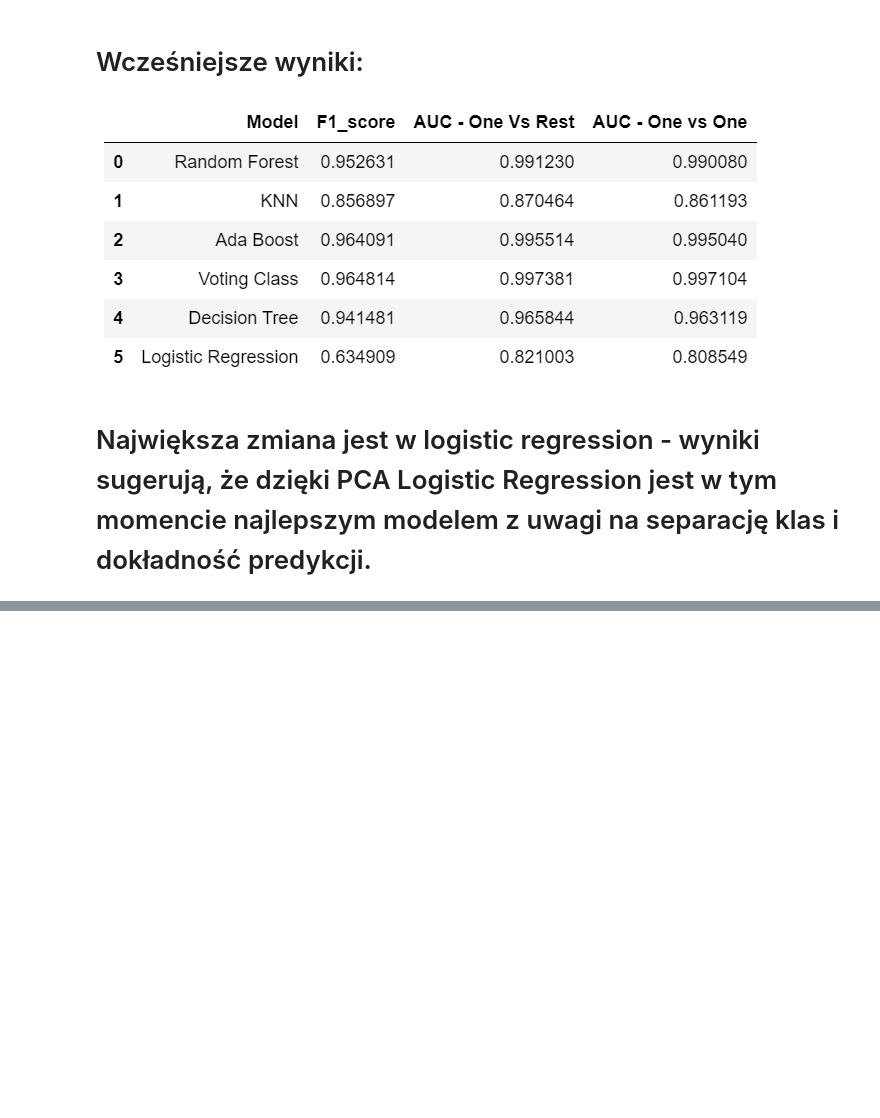
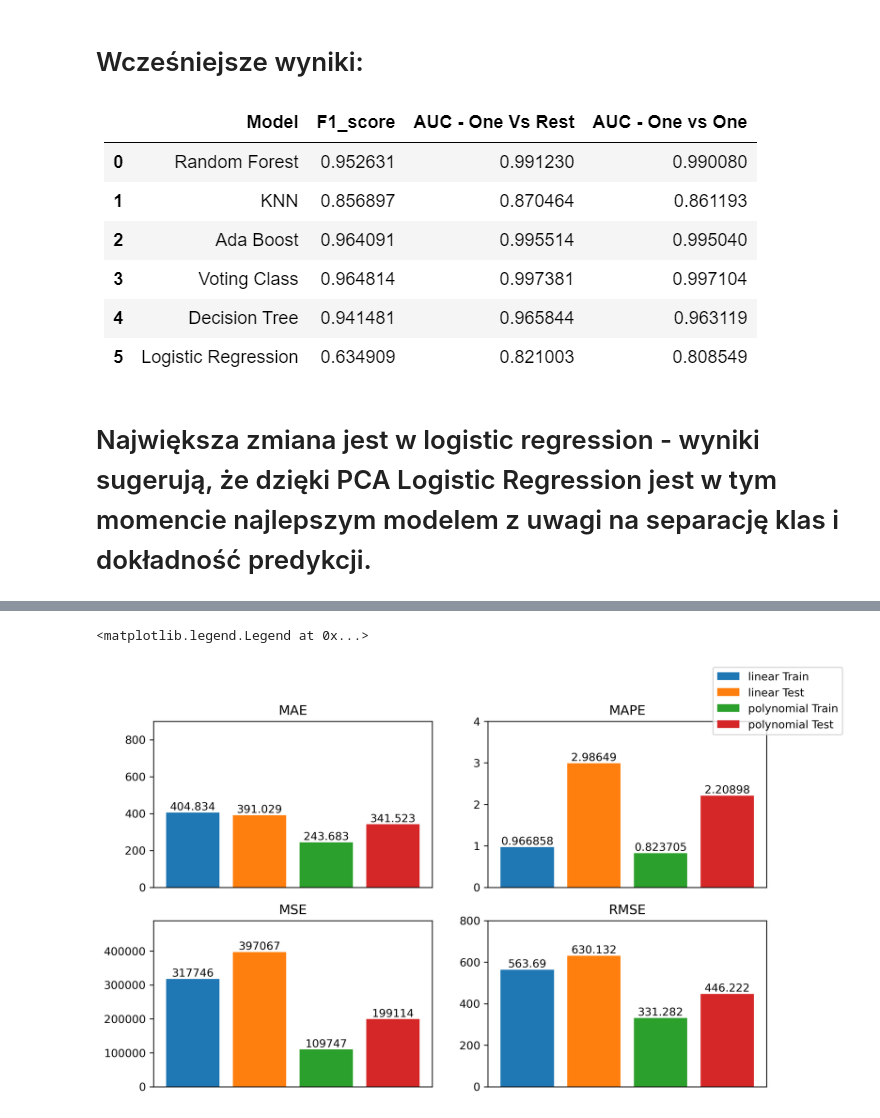
Before and after one commit to kanies89/Kodilla---Module_16.5_Task_1, a Jupyter notebook: Kodilla - Module_16.5_PCA.ipynb, the cells around one changed output, grey strips where cells are left out. Saved outputs shown, nothing was run; the diff lists cells and outputs as text; code cells hidden in the pictures; blank space fills up the shorter version.

```diff
--- a/Kodilla - Module_16.5_PCA.ipynb
+++ b/Kodilla - Module_16.5_PCA.ipynb
@@ -552,0 +620,8 @@ weighted avg       0.99      0.99      0.99        86
+# %%
+from sklearn.model_selection import KFold
+cv = KFold(n_splits=5, shuffle=False)
+# %%
+linear_MAE = [mean_absolute_error(y_train, y_predict_train), mean_absolute_error(y_test, y_predict_test)]
+linear_MAPE = [mean_absolute_percentage_error(y_train, y_predict_train), mean_absolute_percentage_error(y_test, y_predict_test)]
+linear_MSE = [mean_squared_error(y_train, y_predict_train), mean_squared_error(y_test, y_predict_test)]
+linear_RMSE = [sqrt(mean_squared_error(y_train, y_predict_train)), sqrt(mean_squared_error(y_test, y_predict_test))]
@@ -552,0 +673,71 @@ weighted avg       0.99      0.99      0.99        86
+# %%
+y_predict_train = y_predict_train.predict(X_train)
+# %%
+poly_MAE = [mean_absolute_error(y_train, y_predict_train), mean_absolute_error(y_test, predictions_p1)]
+poly_MAPE = [mean_absolute_percentage_error(y_train, y_predict_train),mean_absolute_percentage_error(y_test, predictions_p1)]
+poly_MSE = [mean_squared_error(y_train, y_predict_train), mean_squared_error(y_test, predictions_p1)]
+poly_RMSE = [sqrt(mean_squared_error(y_train, y_predict_train)), sqrt(mean_squared_error(y_test, predictions_p1))]
+# %%
+f = plt.figure(figsize=(10,6),dpi=300)
+
+#1
+
+axs1 = f.add_subplot(221)
+axs1.title.set_text('MAE')
+axs1.bar(1, linear_MAE[0], label='linear Train')
+axs1.bar(2, linear_MAE[1], label='linear Test')
+axs1.bar(3, poly_MAE[0], label='polynomial Train')
+axs1.bar(4, poly_MAE[1], label='polynomial Test')
+axs1.axis(ymin=0, ymax=900)
+axs1.get_xaxis().set_visible(False)
+
+for bars in axs1.containers:
+    axs1.bar_label(bars)
+
+#2
+
+axs2 = f.add_subplot(222)
+axs2.title.set_text('MAPE')
+axs2.bar(1, linear_MAPE[0])
+axs2.bar(2, linear_MAPE[1])
+axs2.bar(3, poly_MAPE[0])
+axs2.bar(4, poly_MAPE[1])
+axs2.axis(ymin=0, ymax=4)
+axs2.get_xaxis().set_visible(False)
+
+for bars in axs2.containers:
+    axs2.bar_label(bars)
+
+#3
+
+axs3 = f.add_subplot(223)
+axs3.title.set_text('MSE')
+axs3.bar(1, linear_MSE[0])
+axs3.bar(2, linear_MSE[1])
+axs3.bar(3, poly_MSE[0])
+axs3.bar(4, poly_MSE[1])
+axs3.axis(ymin=0, ymax=4.9*10**5)
+axs3.get_xaxis().set_visible(False)
+
+for bars in axs3.containers:
+    axs3.bar_label(bars)
+
+#4
+
+axs4 = f.add_subplot(224)
+axs4.title.set_text('RMSE')
+axs4.bar(1, linear_RMSE[0])
+axs4.bar(2, linear_RMSE[1])
+axs4.bar(3, poly_RMSE[0])
+axs4.bar(4, poly_RMSE[1])
+axs4.axis(ymin=0, ymax=800)
+axs4.get_xaxis().set_visible(False)
+
+for bars in axs4.containers:
+    axs4.bar_label(bars)
+
+
+f.legend()
+# %% [output]
+<matplotlib.legend.Legend at 0x...>
+[figure, added]
```
Also changed, not shown: parts of 18 cells of this notebook.
